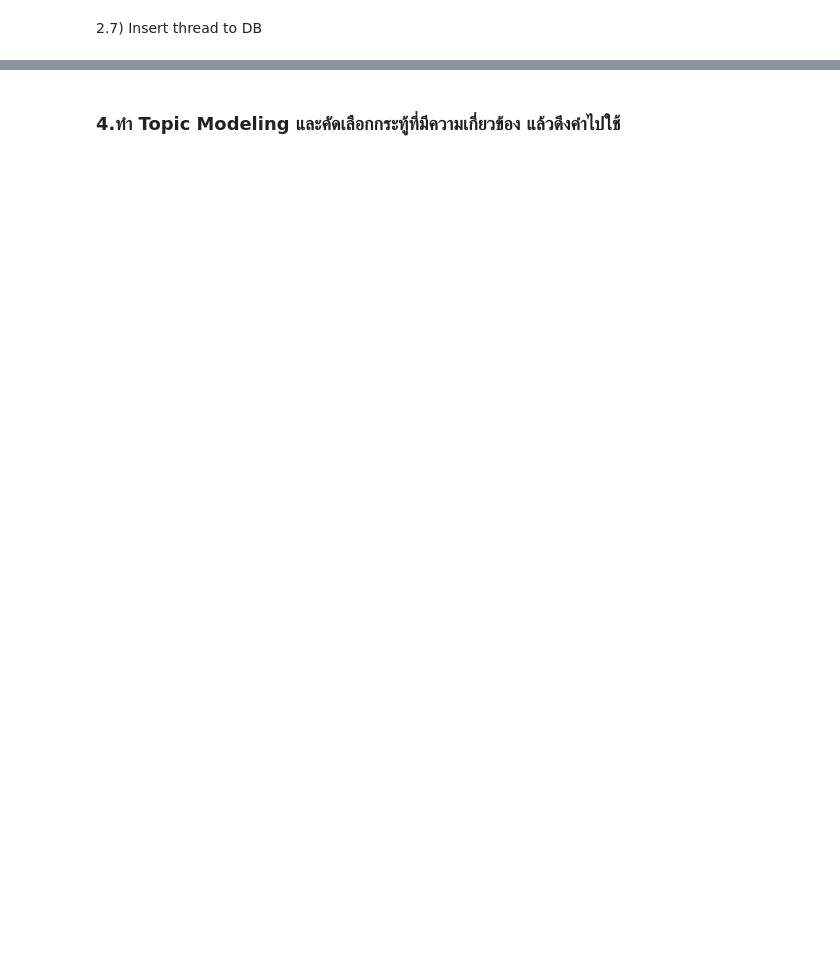
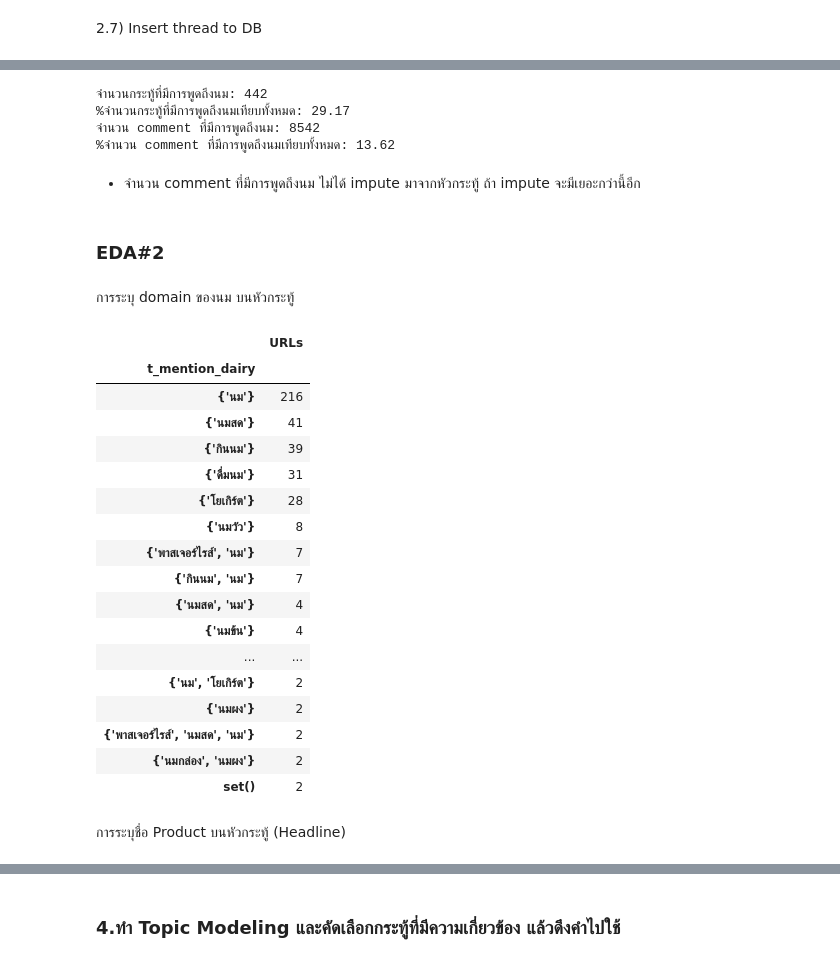
Before and after one commit to pacharapol4066/Product-Position-SNA, a Jupyter notebook: EDA_Token_CoocMat_MongoDB_FineTune1.ipynb, the cells around one changed output, grey strips where cells are left out. Cells and saved outputs as stored; diff of their text form; code cells hidden in the pictures; blank space fills up the shorter version.

```diff
--- a/EDA_Token_CoocMat_MongoDB_FineTune1.ipynb
+++ b/EDA_Token_CoocMat_MongoDB_FineTune1.ipynb
@@ -441,7 +461,5 @@ del df_thread,df_Corpus,df_process_comment,df_process_thread
 # %%
-execption_urls = ['https://pantip.com/topic/34913724','https://pantip.com/topic/31113277','https://pantip.com/topic/30891578'
-                  ,'https://pantip.com/topic/30833944','https://pantip.com/topic/30105850','https://pantip.com/topic/35794830'
-                  ,'https://pantip.com/topic/35439062','https://pantip.com/topic/31351300']
+execption_urls = ['https://pantip.com/topic/30833944','https://pantip.com/topic/30105850','https://pantip.com/topic/35439062']
 # %%
 cursor_thread = col_thread.find()
 df_thr_process = pd.DataFrame(cursor_thread)
@@ -449,6 +467,7 @@ df_thr_process = pd.DataFrame(cursor_thread)
 cursor_comment = col_comment.find()
 df_cmt_process = pd.DataFrame(cursor_comment)
 # %%
-df_urls_milk = df_thr_process[(df_thr_process.t_mention_product.str.len() != 0) | (df_thr_process.URLs.isin(execption_urls))]
+df_urls_milk = df_thr_process[(df_thr_process.t_mention_dairy.str.len() != 0) | (df_thr_process.URLs.isin(execption_urls))]
+df_urls_milk['t_mention_dairy'] = df_urls_milk['t_mention_dairy'].apply(lambda x: repr(set(x)))
 df_urls_milk['t_mention_brand'] = df_urls_milk['t_mention_brand'].apply(lambda x: repr(set(x)))
 df_urls_milk['t_mention_product'] = df_urls_milk['t_mention_product'].apply(lambda x: repr(set(x)))
@@ -466,3 +479,48 @@ EDA#2
+# %%
+print('จำนวนกระทู้ที่มีการพูดถึงนม:',df_urls_milk.shape[0])
+print('%จำนวนกระทู้ที่มีการพูดถึงนมเทียบทั้งหมด:',round((df_urls_milk.shape[0]/df_thr_process.shape[0])*100,2))
+print('จำนวน comment ที่มีการพูดถึงนม:',df_c_urls_milk.shape[0])
+print('%จำนวน comment ที่มีการพูดถึงนมเทียบทั้งหมด:',round((df_c_urls_milk.shape[0]/df_cmt_process.shape[0])*100,2))
+# %% [output]
+จำนวนกระทู้ที่มีการพูดถึงนม: 442
+%จำนวนกระทู้ที่มีการพูดถึงนมเทียบทั้งหมด: 29.17
+จำนวน comment ที่มีการพูดถึงนม: 8542
+%จำนวน comment ที่มีการพูดถึงนมเทียบทั้งหมด: 13.62
+# %% [markdown]
+* จำนวน comment ที่มีการพูดถึงนม ไม่ได้ impute มาจากหัวกระทู้ ถ้า impute จะมีเยอะกว่านี้อีก
+# %% [markdown]
+### EDA#2
+# %% [markdown]
+การระบุ domain ของนม บนหัวกระทู้
+# %%
+df_view = df_urls_milk[['URLs','t_mention_dairy']]
+df_view.column = ['URLs','t_mention_dairy']
+df_view_count = df_view.groupby('t_mention_dairy').count()
+# %%
+df_view_count.sort_values(by='URLs',ascending=False)[0:20]
+
+# set() ในเคสนี้คือกระทู้ที่พูดถึงนมแต่ไม่มี domain ในหัวกระทู้ ต้องดึง custom
+# %% [output]
+|  | URLs |
+| t_mention_dairy |  |
+| {'นม'} | 216 |
+| {'นมสด'} | 41 |
+| {'กินนม'} | 39 |
+| {'ดื่มนม'} | 31 |
+| {'โยเกิร์ต'} | 28 |
+| {'นมวัว'} | 8 |
+| {'พาสเจอร์ไรส์', 'นม'} | 7 |
+| {'กินนม', 'นม'} | 7 |
+| {'นมสด', 'นม'} | 4 |
+| {'นมข้น'} | 4 |
+| ... | ... |
+| {'นม', 'โยเกิร์ต'} | 2 |
+| {'นมผง'} | 2 |
+| {'พาสเจอร์ไรส์', 'นมสด', 'นม'} | 2 |
+| {'นมกล่อง', 'นมผง'} | 2 |
+| set() | 2 |
+# %% [markdown]
+การระบุชื่อ Product บนหัวกระทู้ (Headline)
 # %%
 df_view = df_urls_milk[['URLs','t_mention_product']]
 df_view.column = ['URLs','t_mention_product']
```
Also changed, not shown: parts of 80 cells of this notebook, 5 other files.
